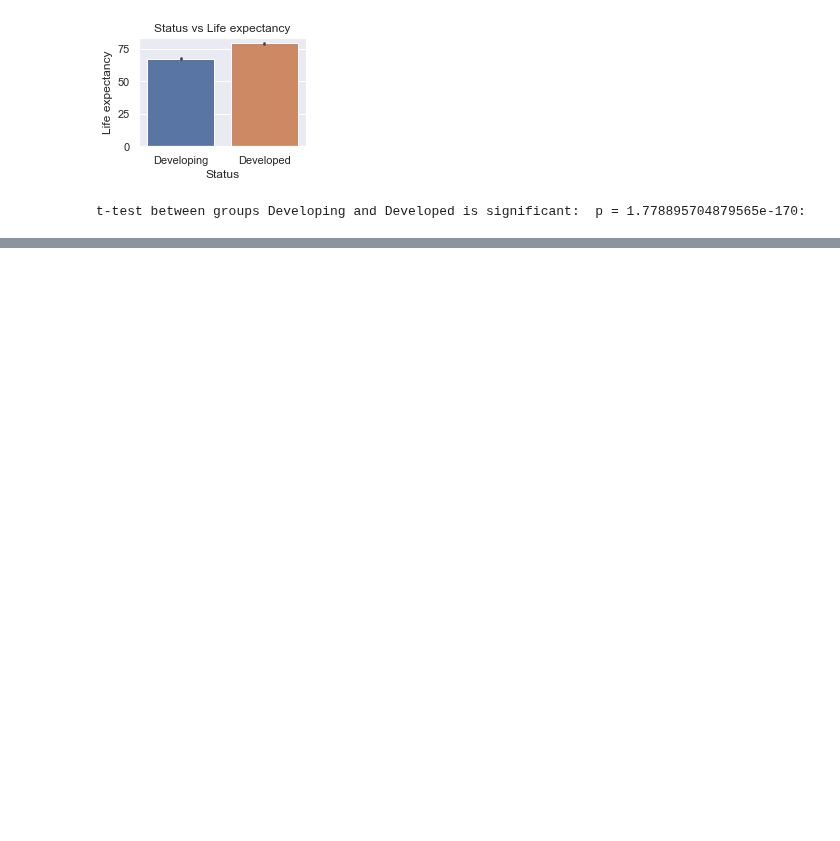
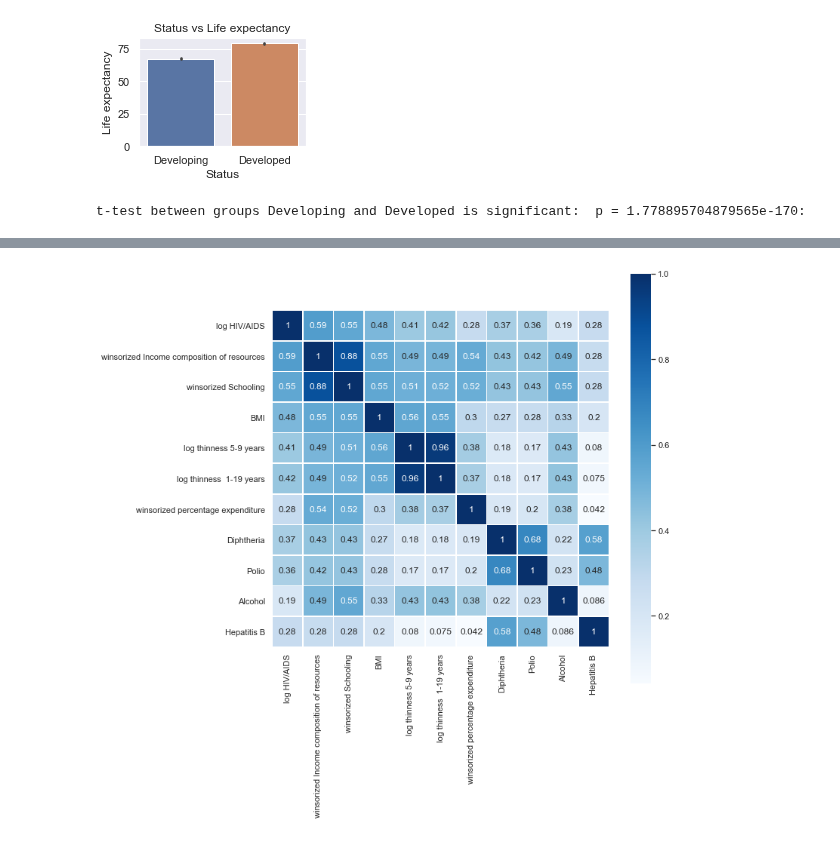
Before and after one commit to daddyprasad5/thinkful, a Jupyter notebook: Model_Preparation_Challenge.ipynb, the cells around one changed output, grey strips where cells are left out. Drawn from its saved outputs; the diff is of its cells as text; code cells hidden in the pictures; blank space fills up the shorter version.

```diff
--- a/Model_Preparation_Challenge.ipynb
+++ b/Model_Preparation_Challenge.ipynb
@@ -552,14 +563,0 @@ Correlation between Hepatitis B and Life Expectancy is: -0.5313837973923791
-# %%
-corrs.reverse()
-
-abs_corrs = [abs(x) for x in corrs]
-
-col_le_corrs = pd.DataFrame(
-    {'feature': col_list,
-     'LE correlation': corrs,
-     'abs LE correlation': abs_corrs
-    })
-
-col_le_corrs.sort_values(by="abs LE correlation", inplace=True, ascending=False)
-
-col_le_corrs
@@ -583,0 +576,22 @@ col_le_corrs
+# %%
+#correlation matrix for candidate features
+
+col_list = list(col_le_corrs[col_le_corrs["abs LE correlation"]>.3]["feature"])
+
+#remove columns that are no longer candidates
+for x in ["Income composition of resources",
+          "winsorized under-five deaths", "winsorized infant deaths","log Diphtheria" ]:
+    col_list.remove(x)
+
+for x in ["Life expectancy", "HIV/AIDS", "Schooling", "Adult Mortality", "percentage expenditure",
+      "log Adult Mortality", "log Polio",'thinness  1-19 years', 'thinness 5-9 years']:
+    col_list.remove(x)
+
+top_feat_corrs = le[col_list].corr()
+
+plt.figure(figsize=(10,10))
+g=sns.heatmap(le[col_list].corr().applymap(abs), square=True, annot=True, linewidths=.5, cmap="Blues")
+
+col_list.remove("log thinness  1-19 years")
+# %% [output]
+[figure, added]
```
Also changed, not shown: parts of 23 cells of this notebook.
